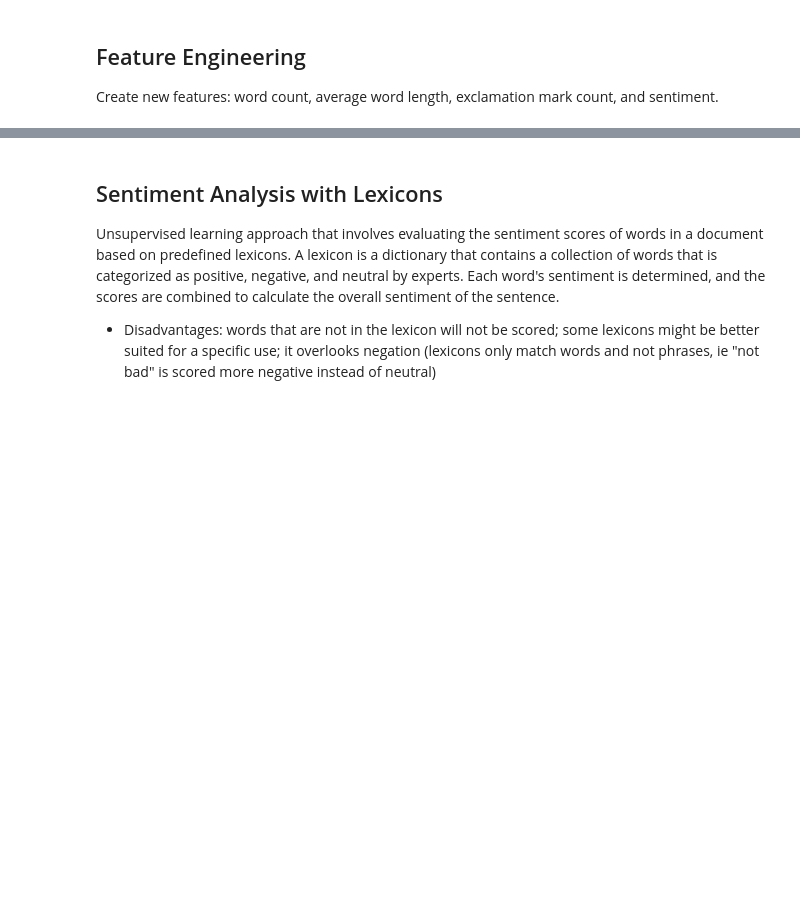
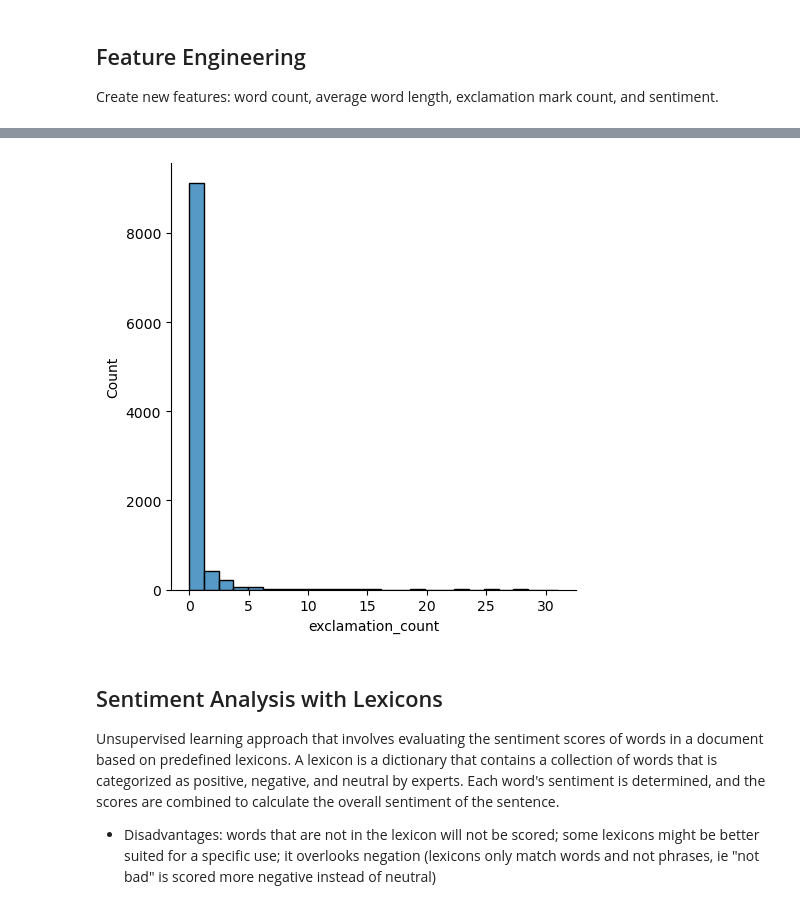
Before and after one commit to marieljum/NLP_Amazon_Reviews_Sentiment, a Jupyter notebook: notebooks/Sentiment_Analysis.ipynb, the cells around one changed output, grey strips where cells are left out. Cells and saved outputs as stored; diff of their text form; code cells hidden in the pictures; blank space fills up the shorter version.

```diff
--- a/notebooks/Sentiment_Analysis.ipynb
+++ b/notebooks/Sentiment_Analysis.ipynb
@@ -216,5 +130,7 @@ sns.displot(cleaned_text['word_count'],bins=25);
 # %%
-sns.displot(cleaned_text['exclamation_count'],bins=25);
+sns.displot(merge_df['exclamation_count'],bins=25);
+# %% [output]
+[figure, added]
 # %% [markdown]
 ## Sentiment Analysis with Lexicons
 
```
Also changed, not shown: parts of 46 cells of this notebook, 3 other files.
